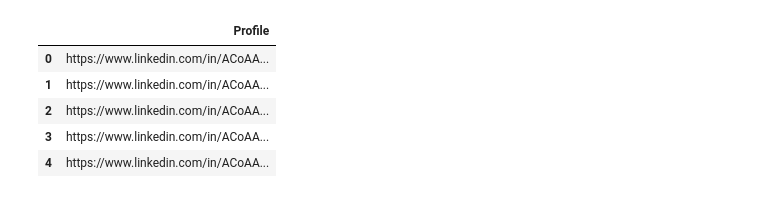
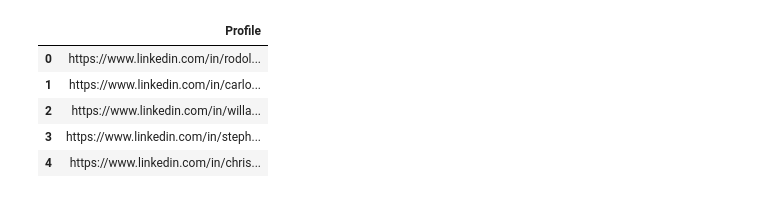
Before and after one commit to gacuchac/Hermes, a Jupyter notebook: Notebooks/Linkedin_Users.ipynb, the cells around one changed output. Drawn from its saved outputs; the diff is of its cells as text; code cells hidden in the pictures.

Commit message:
user scraping

```diff
--- a/Notebooks/Linkedin_Users.ipynb
+++ b/Notebooks/Linkedin_Users.ipynb
@@ -34,13 +35,13 @@ driver.find_element_by_class_name("form__submit.form__submit--stretch").click()
 driver.find_elements_by_class_name("msg-overlay-bubble-header__control.msg-overlay-bubble-header__control--new-convo-btn.artdeco-button.artdeco-button--circle.artdeco-button--muted.artdeco-button--1.artdeco-button--tertiary.ember-view")[1].click()
 # %%
-users_file = "data/Reactions_Users.csv"
+users_file = "data/Reactions - Users - Vanessa.csv"
 comments_users = pd.read_csv(users_file)
 comments_users.head()
 # %% [output]
 |  | Profile |
-| 0 | https://www.linkedin.com/in/ACoAA... |
-| 1 | https://www.linkedin.com/in/ACoAA... |
-| 2 | https://www.linkedin.com/in/ACoAA... |
-| 3 | https://www.linkedin.com/in/ACoAA... |
-| 4 | https://www.linkedin.com/in/ACoAA... |
+| 0 | https://www.linkedin.com/in/rodol... |
+| 1 | https://www.linkedin.com/in/carlo... |
+| 2 | https://www.linkedin.com/in/willa... |
+| 3 | https://www.linkedin.com/in/steph... |
+| 4 | https://www.linkedin.com/in/chris... |
 # %%
```
Also changed, not shown: parts of 5 cells of this notebook, 17 other files.
